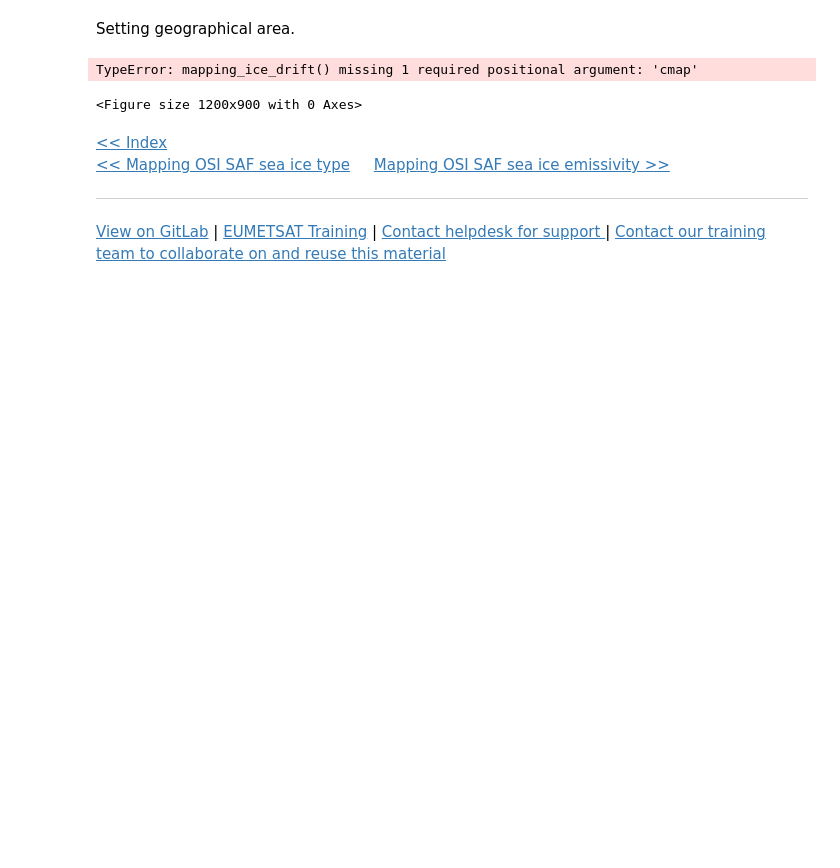
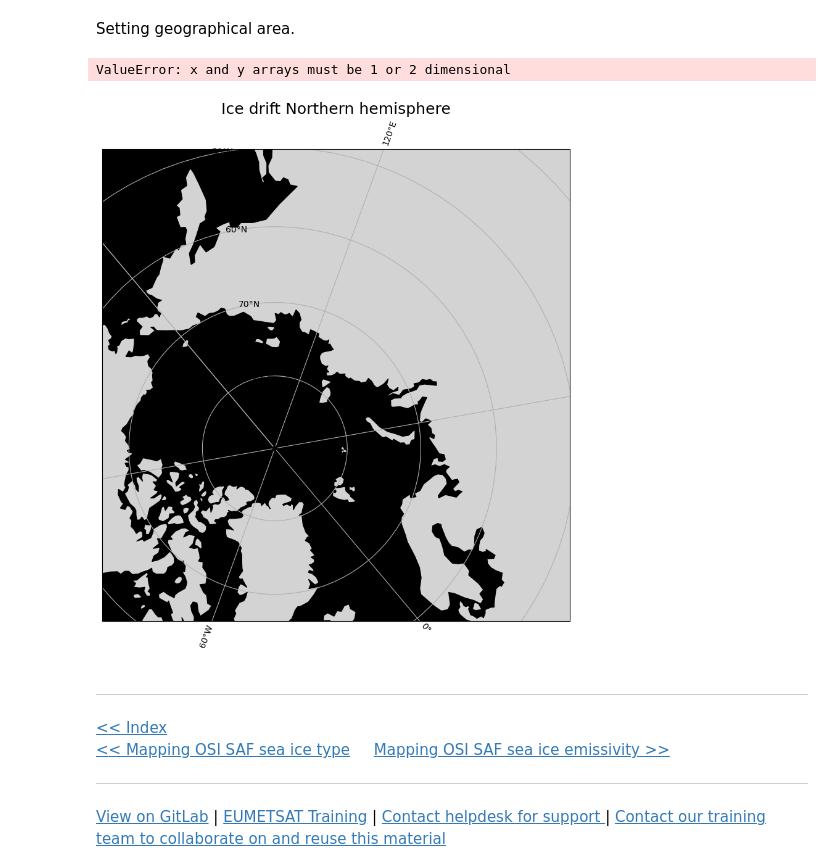
Before and after one commit to latifkhon/learn-osi-saf-sea-ice, a Jupyter notebook: 1_OSI_SAF_sea_ice_introductory/1_3d_OSI_SAF_sea_ice_mapping_Ice_Drift.ipynb, the cells around one changed output. Cells and saved outputs as stored; diff of their text form; code cells hidden in the pictures; blank space fills up the shorter version.

```diff
--- a/1_OSI_SAF_sea_ice_introductory/1_3d_OSI_SAF_sea_ice_mapping_Ice_Drift.ipynb
+++ b/1_OSI_SAF_sea_ice_introductory/1_3d_OSI_SAF_sea_ice_mapping_Ice_Drift.ipynb
@@ -355,19 +367,24 @@ lat_max = 90
 # %%
 fig = plt.figure(figsize=(12,9))
 # request output projection
 output_projection=ccrs.NorthPolarStereo(-40)
 
 # map ice drift
-im = mapping_ice_drift(directory, output_projection, cmap, title="Ice drift Northern hemisphere")
-
+im = mapping_ice_drift(directory,
+                       os.path.join(os.getcwd(), "products", "sea_ice_edge", "nh", "ice_edge_nh_polstere-100_multi_202307231200.nc"),
+                       output_projection,
+                       cmap,
+                       title="Ice drift Northern hemisphere",
+                       region=[lon_min,lon_max,lat_min, lat_max])
 # Adding a colorbar
-add_colorbar(im, fig, orientation="vertical")
+add_colorbar(im, fig, orientation="vertical", cmap=cmap)
 # %% [output]
-TypeError: mapping_ice_drift() missing 1 required positional argument: 'cmap'
+ValueError: x and y arrays must be 1 or 2 dimensional
-<Figure size 1200x900 with 0 Axes>
+[figure, added]
 # %% [markdown]
+<hr>
 <a href="../Index.ipynb" target="_blank"><< Index</a>
 <br>
 <a href="./1_3c_OSI_SAF_sea_ice_mapping_Ice_Type.ipynb" target="_blank"><< Mapping OSI SAF sea ice type</a>&nbsp;&nbsp;&nbsp;&nbsp;&nbsp;<a href=".1_3e_OSI_SAF_sea_ice_mapping_Ice_Emissivity.ipynb" target="_blank">Mapping OSI SAF sea ice emissivity >></a>
 <hr>
-<a href="https://gitlab.eumetsat.int/eumetlab/ocean">View on GitLab</a> | <a href="https://training.eumetsat.int/">EUMETSAT Training</a> | <a href=mailto:ops@eumetsat.int>Contact helpdesk for support </a> | <a href=mailto:Copernicus.training@eumetsat.int>Contact our training team to collaborate on and reuse this material</a></span></p>
+<a href="https://gitlab.eumetsat.int/eumetlab/ocean">View on GitLab</a> | <a href="https://training.eumetsat.int/">EUMETSAT Training</a> | <a href=mailto:ops@eumetsat.int>Contact helpdesk for support </a> | <a href=mailto:training@eumetsat.int>Contact our training team to collaborate on and reuse this material</a></span></p>
```
Also changed, not shown: parts of 13 cells of this notebook, 20 other files.
